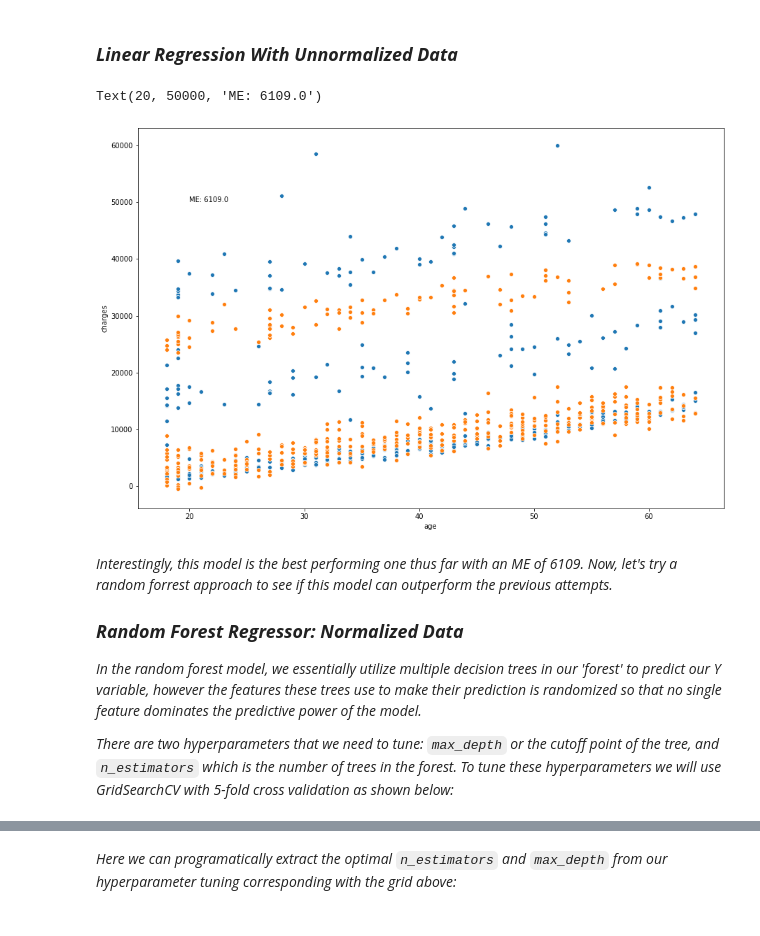
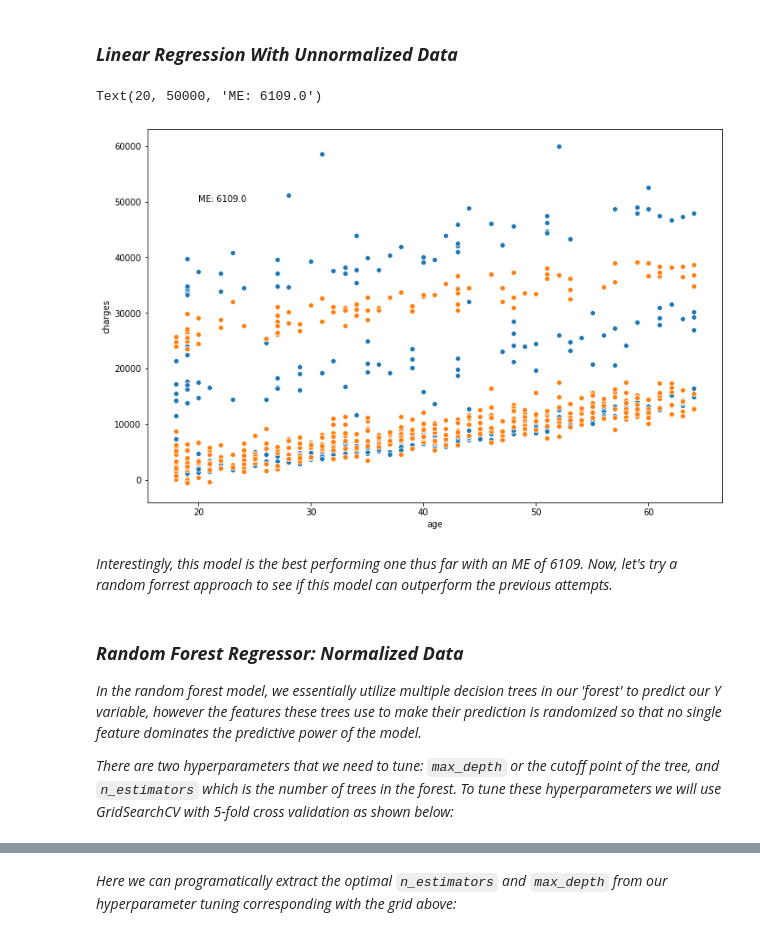
Before and after one commit to 1010shane/final-project, a Jupyter notebook: final-project.ipynb, the cells around one changed output, grey strips where cells are left out. Saved outputs shown, nothing was run; the diff lists cells and outputs as text; code cells hidden in the pictures.

```diff
--- a/final-project.ipynb
+++ b/final-project.ipynb
@@ -484,20 +480,20 @@ Text(0.4, 50000, 'ME: 7396.0')
 # %%
 y_unnorm_model = LinearRegression(fit_intercept=False).fit(X_unnorm_train, y_unnorm_train).predict(X_unnorm_test)
 
 x_ax = 'age'
 
 LR_unnorm_me = np.sqrt(mean_squared_error(y_unnorm_test, y_unnorm_model))
 
-fig = plt.figure(figsize=(15, 10))
+fig = plt.figure(figsize=(12, 8))
 sns.scatterplot(X_unnorm_test[x_ax], y_unnorm_test)
 sns.scatterplot(X_unnorm_test[x_ax], y_unnorm_model)
 plt.text(20, 50000, 'ME: ' + str(round(LR_unnorm_me)))
 # %% [output]
 Text(20, 50000, 'ME: 6109.0')
-[figure, old version]
+[figure, new version]
+# %% [markdown]
+*Interestingly, this model is the best performing one thus far with an ME of 6109. Now, let's try a random forrest approach to see if this model can outperform the previous attempts.*
 # %% [markdown]
-*Interestingly, this model is the best performing one thus far with an ME of 6109. Now, let's try a random forrest approach to see if this model can outperform the previous attempts.*
-
 ### ***Random Forest Regressor: Normalized Data***
 
 *In the random forest model, we essentially utilize multiple decision trees in our 'forest' to predict our Y variable, however the features these trees use to make their prediction is randomized so that no single feature dominates the predictive power of the model.*
```
Also changed, not shown: parts of 28 cells of this notebook, 2 other files.
